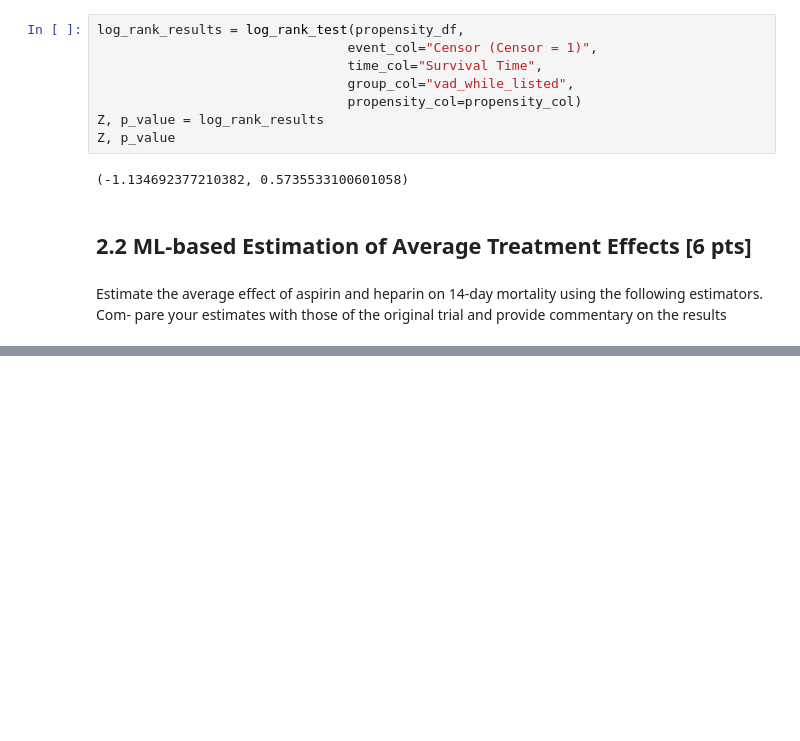
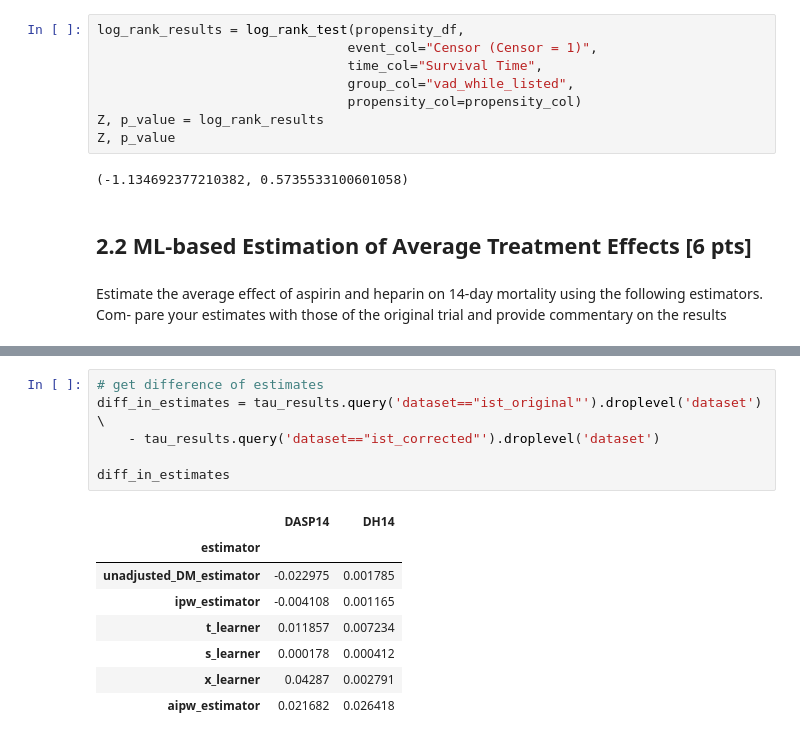
Before and after one commit to furtherAdu/cph-200b, a Jupyter notebook: notebooks/CPH_200B_Project_2_Machine_Learning-based_Causal_Effect_Estimation.ipynb, the cells around one changed output, grey strips where cells are left out. Cells and saved outputs as stored; diff of their text form; blank space fills up the shorter version.

```diff
--- a/notebooks/CPH_200B_Project_2_Machine_Learning-based_Causal_Effect_Estimation.ipynb
+++ b/notebooks/CPH_200B_Project_2_Machine_Learning-based_Causal_Effect_Estimation.ipynb
@@ -142,0 +264,15 @@ Task 2.2.1 [1 pts]. A standard difference-in-means estimator.
+# %%
+# get difference of estimates
+diff_in_estimates = tau_results.query('dataset=="ist_original"').droplevel('dataset') \
+    - tau_results.query('dataset=="ist_corrected"').droplevel('dataset')
+
+diff_in_estimates
+# %% [output]
+|  | DASP14 | DH14 |
+| estimator |  |  |
+| unadjusted_DM_estimator | -0.022975 | 0.001785 |
+| ipw_estimator | -0.004108 | 0.001165 |
+| t_learner | 0.011857 | 0.007234 |
+| s_learner | 0.000178 | 0.000412 |
+| x_learner | 0.04287 | 0.002791 |
+| aipw_estimator | 0.021682 | 0.026418 |
```
Also changed, not shown: parts of 12 cells of this notebook, 5 other files.
